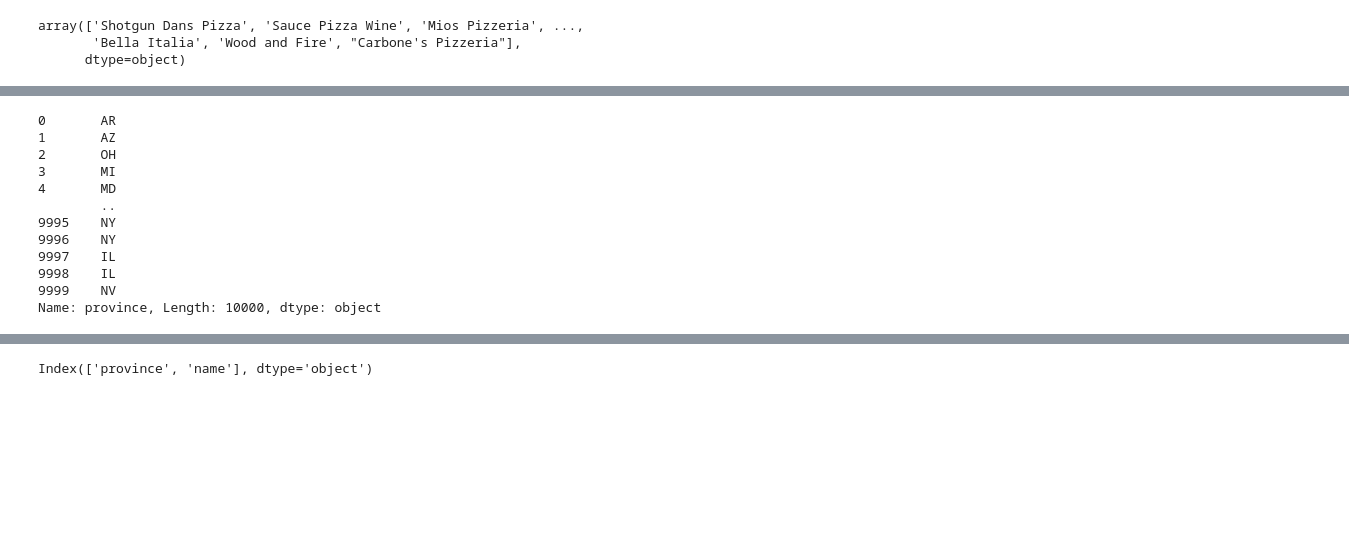
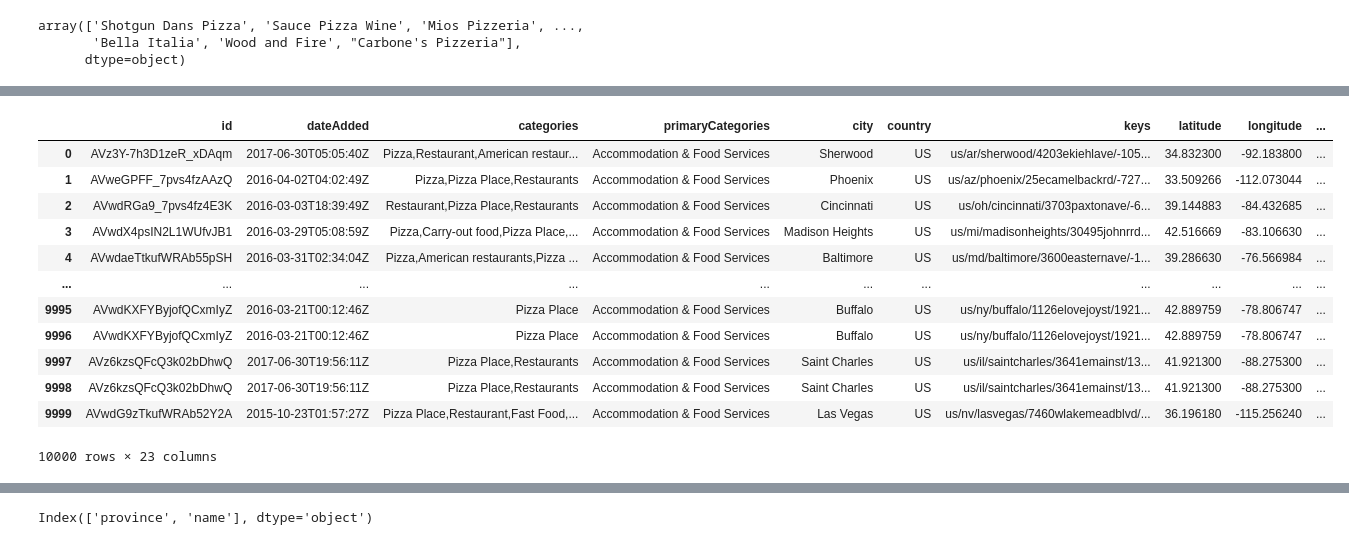
Before and after one commit to ulialiau22/python-for-data-analytics, a Jupyter notebook: Lesson2/pandas_pizza.ipynb, the cells around one changed output, grey strips where cells are left out. Drawn from its saved outputs; the diff is of its cells as text; code cells hidden in the pictures; blank space fills up the shorter version.

```diff
--- a/Lesson2/pandas_pizza.ipynb
+++ b/Lesson2/pandas_pizza.ipynb
@@ -41,3 +93,5 @@ memory usage: 1.8+ MB
 # %%
 # Если нужно удалить колонки
 pizza = pizza.drop(['address','dateUpdated'], axis=1)
+# %%
+pizza.drop(['address','dateUpdated'], axis=1, inplace=True)
@@ -63,4 +119,12 @@ Index(['id', 'dateAdded', 'categories', 'primaryCategories', 'city', 'country',
       dtype='object')
+# %%
+pizza.columns = ['id', 'dateAdded', 'categories', 'primaryCategories', 'city', 'country',
+       'keys', 'latitude', 'longitude', 'menuPageURL', 'menus.amountMax',
+       'menus.amountMin', 'menus.currency', 'menus.dateSeen',
+       'menus.description', 'menus.name', 'name', 'postalCode',
+       'priceRangeCurrency', 'priceRangeMin', 'priceRangeMax', 'province']
+# %%
+pizza = pizza.rename(columns={'province':'province__'})
 # %%
 pizza.head()
 # %% [output]
@@ -105,15 +262,16 @@ array(['Shotgun Dans Pizza', 'Sauce Pizza Wine', 'Mios Pizzeria', ...,
 # %%
-pizza.province
+pizza
 # %% [output]
+|  | id | dateAdded | categories | primaryCategories | city | country | keys | latitude | longitude | ... |
+| 0 | AVz3Y-7h3D1zeR_xDAqm | 2017-06-30T05:05:40Z | Pizza,Restaurant,American restaur... | Accommodation & Food Services | Sherwood | US | us/ar/sherwood/4203ekiehlave/-105... | 34.832300 | -92.183800 | ... |
+| 1 | AVweGPFF_7pvs4fzAAzQ | 2016-04-02T04:02:49Z | Pizza,Pizza Place,Restaurants | Accommodation & Food Services | Phoenix | US | us/az/phoenix/25ecamelbackrd/-727... | 33.509266 | -112.073044 | ... |
+| 2 | AVwdRGa9_7pvs4fz4E3K | 2016-03-03T18:39:49Z | Restaurant,Pizza Place,Restaurants | Accommodation & Food Services | Cincinnati | US | us/oh/cincinnati/3703paxtonave/-6... | 39.144883 | -84.432685 | ... |
+| 3 | AVwdX4psIN2L1WUfvJB1 | 2016-03-29T05:08:59Z | Pizza,Carry-out food,Pizza Place,... | Accommodation & Food Services | Madison Heights | US | us/mi/madisonheights/30495johnrrd... | 42.516669 | -83.106630 | ... |
+| 4 | AVwdaeTtkufWRAb55pSH | 2016-03-31T02:34:04Z | Pizza,American restaurants,Pizza ... | Accommodation & Food Services | Baltimore | US | us/md/baltimore/3600easternave/-1... | 39.286630 | -76.566984 | ... |
+| ... | ... | ... | ... | ... | ... | ... | ... | ... | ... | ... |
+| 9995 | AVwdKXFYByjofQCxmIyZ | 2016-03-21T00:12:46Z | Pizza Place | Accommodation & Food Services | Buffalo | US | us/ny/buffalo/1126elovejoyst/1921... | 42.889759 | -78.806747 | ... |
+| 9996 | AVwdKXFYByjofQCxmIyZ | 2016-03-21T00:12:46Z | Pizza Place | Accommodation & Food Services | Buffalo | US | us/ny/buffalo/1126elovejoyst/1921... | 42.889759 | -78.806747 | ... |
+| 9997 | AVz6kzsQFcQ3k02bDhwQ | 2017-06-30T19:56:11Z | Pizza Place,Restaurants | Accommodation & Food Services | Saint Charles | US | us/il/saintcharles/3641emainst/13... | 41.921300 | -88.275300 | ... |
+| 9998 | AVz6kzsQFcQ3k02bDhwQ | 2017-06-30T19:56:11Z | Pizza Place,Restaurants | Accommodation & Food Services | Saint Charles | US | us/il/saintcharles/3641emainst/13... | 41.921300 | -88.275300 | ... |
+| 9999 | AVwdG9zTkufWRAb52Y2A | 2015-10-23T01:57:27Z | Pizza Place,Restaurant,Fast Food,... | Accommodation & Food Services | Las Vegas | US | us/nv/lasvegas/7460wlakemeadblvd/... | 36.196180 | -115.256240 | ... |
-0       AR
-1       AZ
-2       OH
-3       MI
-4       MD
-        ..
-9995    NY
-9996    NY
-9997    IL
-9998    IL
-9999    NV
-Name: province, Length: 10000, dtype: object
+10000 rows × 23 columns
```
Also changed, not shown: parts of 59 cells of this notebook, 5 other files.
